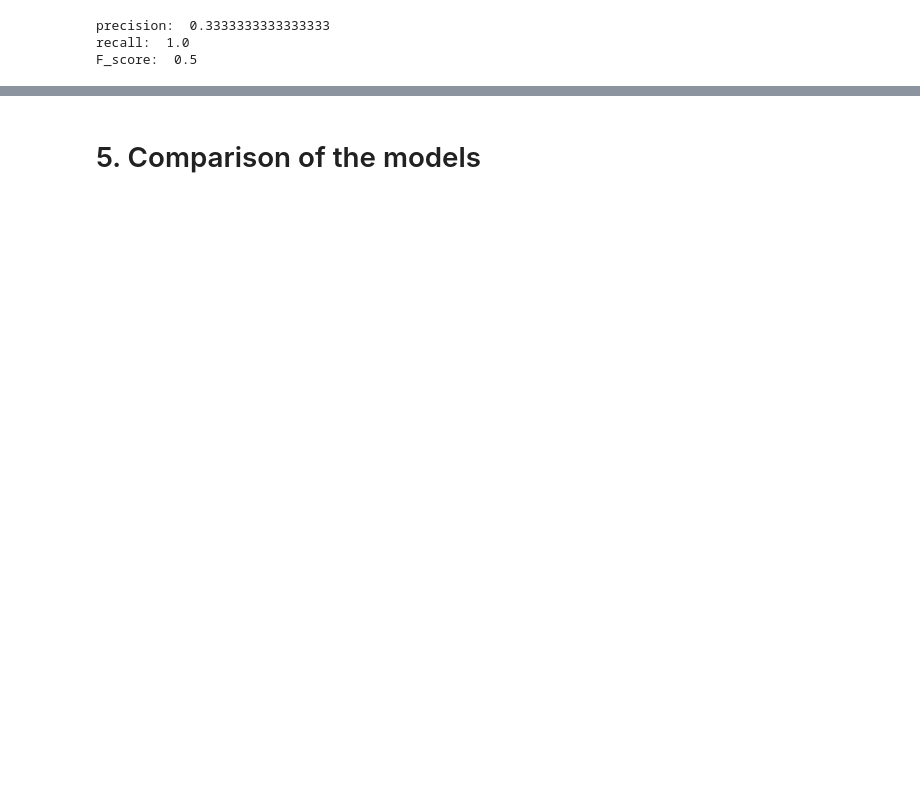
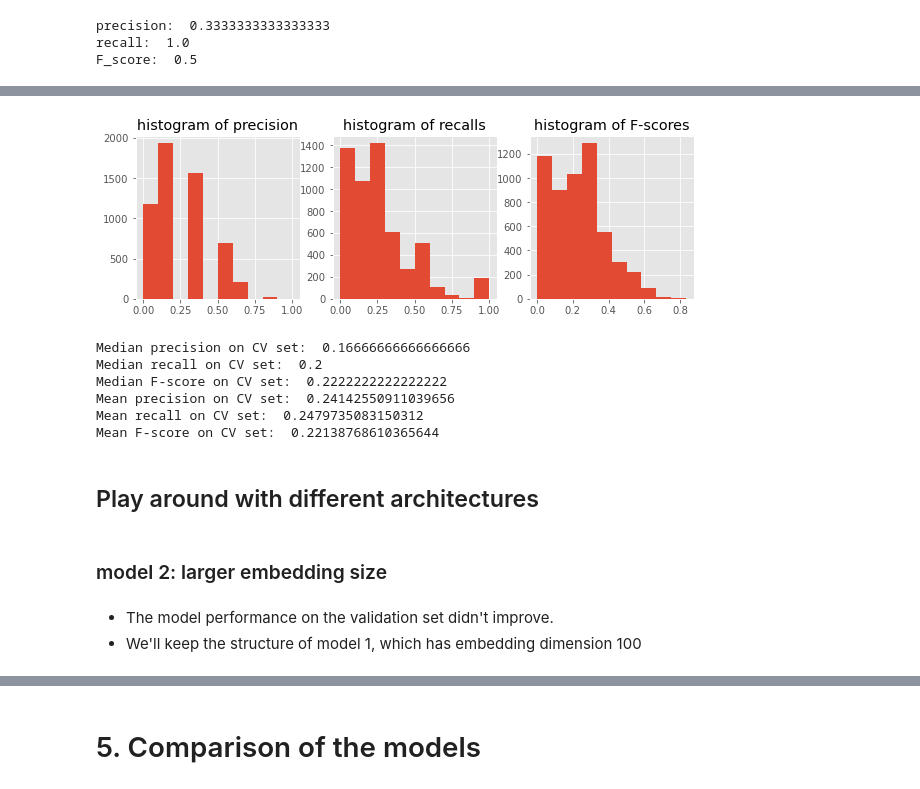
Before and after one commit to irishryoon/recipes, a Jupyter notebook: ingredients_recommendation.ipynb, the cells around one changed output, grey strips where cells are left out. Drawn from its saved outputs; the diff is of its cells as text; code cells hidden in the pictures; blank space fills up the shorter version.

```diff
--- a/ingredients_recommendation.ipynb
+++ b/ingredients_recommendation.ipynb
@@ -2181,6 +153,0 @@ Training set with high F scores
-# %%
-# get existing ingredients and the remaining ingredients to be predicted
-existing_ing, missing_ing = sample_ingredients(cv_doc, 5)
-
-# predict remaining ingredients
-rec_ing = recommend_ARM(rules, existing_ing, cuisine, 6)
@@ -2285,0 +423,23 @@ cross-validation set with high F scores
+# %%
+# define model structure
+context_size = 5
+embed_size = 100
+
+model = Sequential(name = "model1")
+
+# embedding
+model.add(Embedding(n_words, embed_size, input_length = context_size, name = "Embedding"))
+
+# take the mean of vectors
+model.add(Lambda(lambda x: K.mean(x, axis=1), output_shape = (embed_size,), name = "Mean"))
+
+# last layer
+model.add(Dense(n_words, activation = 'sigmoid', name = "Dense"))
+
+#metrics = MetricsAtK(6, X_cv, y_cv)
+
+metrics = MetricsAtK(k = 6)
+model.compile(loss =  'binary_crossentropy', optimizer = 'adam', metrics = [metrics.precision_at_k,
+                                                                           metrics.recall_at_k,
+                                                                           metrics.F1_at_k])
+model.summary()
@@ -2285,0 +517,21 @@ cross-validation set with high F scores
+# %%
+# load model with best performing validation_F1 score
+model = keras.models.load_model('models/multilabel_NN/model1.h5', custom_objects= {'precision_at_k':metrics.precision_at_k,
+                                                                                  'recall_at_k':metrics.recall_at_k,
+                                                                                  'F1_at_k': metrics.F1_at_k})
+show_histograms(model, X_cv, y_cv)
+# %% [output]
+[figure, added]
+Median precision on CV set:  0.16666666666666666
+Median recall on CV set:  0.2
+Median F-score on CV set:  0.2222222222222222
+Mean precision on CV set:  0.24142550911039656
+Mean recall on CV set:  0.2479735083150312
+Mean F-score on CV set:  0.22138768610365644
+# %% [markdown]
+## Play around with different architectures
+# %% [markdown]
+### model 2: larger embedding size
+# %% [markdown]
+* The model performance on the validation set didn't improve.
+* We'll keep the structure of model 1, which has embedding dimension 100
```
Also changed, not shown: parts of 232 cells of this notebook.
